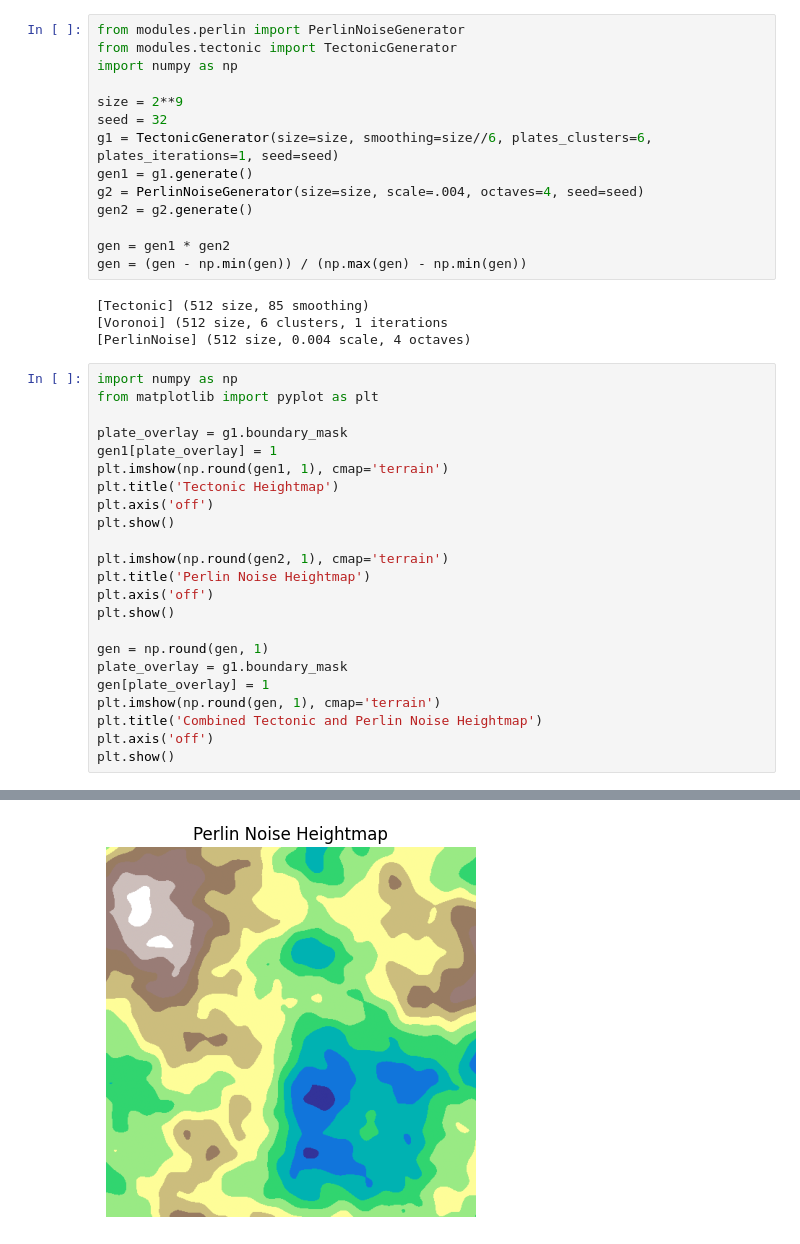
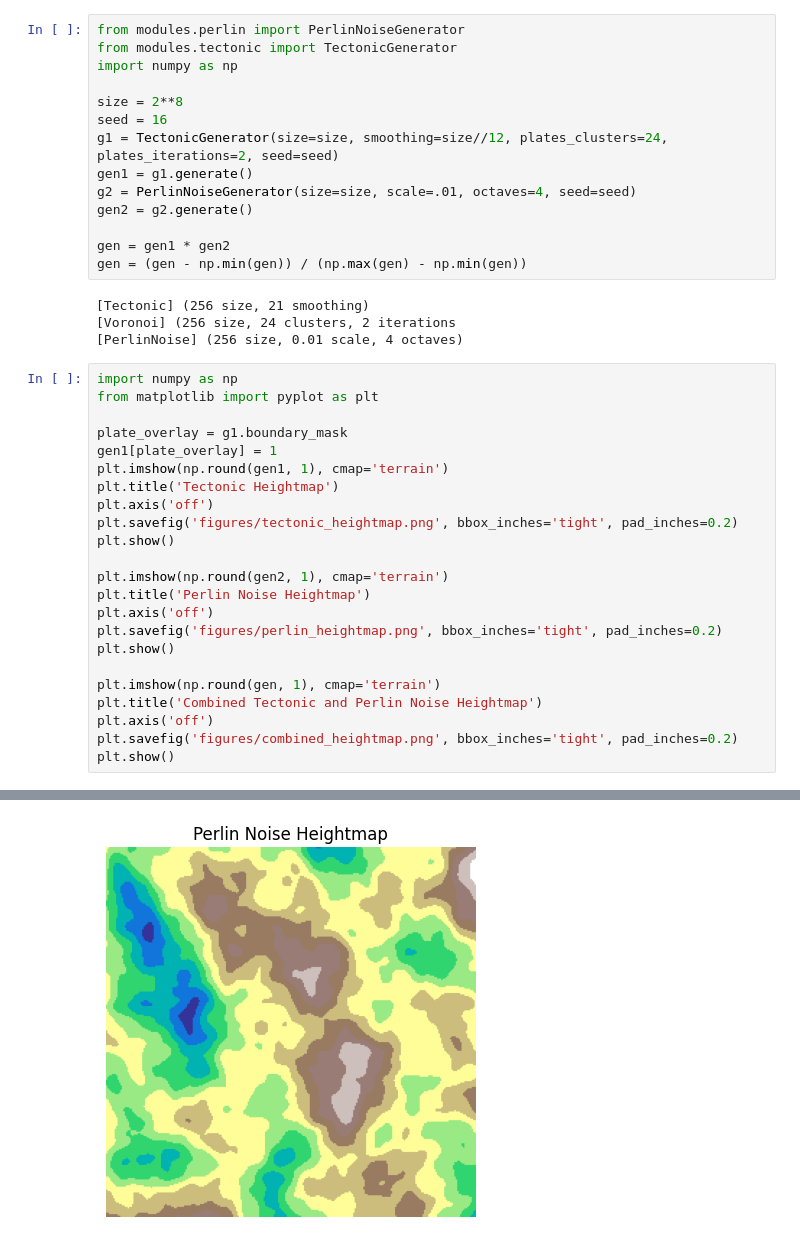
Before and after one commit to Garthalamu/Wave-Function-Collapse, a Jupyter notebook: main.ipynb, the cells around one changed output, grey strips where cells are left out. Saved outputs shown, nothing was run; the diff lists cells and outputs as text.

```diff
--- a/main.ipynb
+++ b/main.ipynb
@@ -3,19 +3,19 @@ from modules.perlin import PerlinNoiseGenerator
 from modules.tectonic import TectonicGenerator
 import numpy as np
 
-size = 2**9
-seed = 32
-g1 = TectonicGenerator(size=size, smoothing=size//6, plates_clusters=6, plates_iterations=1, seed=seed)
+size = 2**8
+seed = 16
+g1 = TectonicGenerator(size=size, smoothing=size//12, plates_clusters=24, plates_iterations=2, seed=seed)
 gen1 = g1.generate()
-g2 = PerlinNoiseGenerator(size=size, scale=.004, octaves=4, seed=seed)
+g2 = PerlinNoiseGenerator(size=size, scale=.01, octaves=4, seed=seed)
 gen2 = g2.generate()
 
 gen = gen1 * gen2
 gen = (gen - np.min(gen)) / (np.max(gen) - np.min(gen))
 # %% [output]
-[Tectonic] (512 size, 85 smoothing)
-[Voronoi] (512 size, 6 clusters, 1 iterations
-[PerlinNoise] (512 size, 0.004 scale, 4 octaves)
+[Tectonic] (256 size, 21 smoothing)
+[Voronoi] (256 size, 24 clusters, 2 iterations
+[PerlinNoise] (256 size, 0.01 scale, 4 octaves)
 # %%
 import numpy as np
 from matplotlib import pyplot as plt
@@ -25,18 +25,18 @@ gen1[plate_overlay] = 1
 plt.imshow(np.round(gen1, 1), cmap='terrain')
 plt.title('Tectonic Heightmap')
 plt.axis('off')
+plt.savefig('figures/tectonic_heightmap.png', bbox_inches='tight', pad_inches=0.2)
 plt.show()
 
 plt.imshow(np.round(gen2, 1), cmap='terrain')
 plt.title('Perlin Noise Heightmap')
 plt.axis('off')
+plt.savefig('figures/perlin_heightmap.png', bbox_inches='tight', pad_inches=0.2)
 plt.show()
 
-gen = np.round(gen, 1)
-plate_overlay = g1.boundary_mask
-gen[plate_overlay] = 1
 plt.imshow(np.round(gen, 1), cmap='terrain')
 plt.title('Combined Tectonic and Perlin Noise Heightmap')
 plt.axis('off')
+plt.savefig('figures/combined_heightmap.png', bbox_inches='tight', pad_inches=0.2)
 plt.show()
 # %% [output]
@@ -44 +44 @@ plt.show()
-[figure, old version]
+[figure, new version]
```
Also changed, not shown: parts of 4 cells of this notebook, 3 other files.
